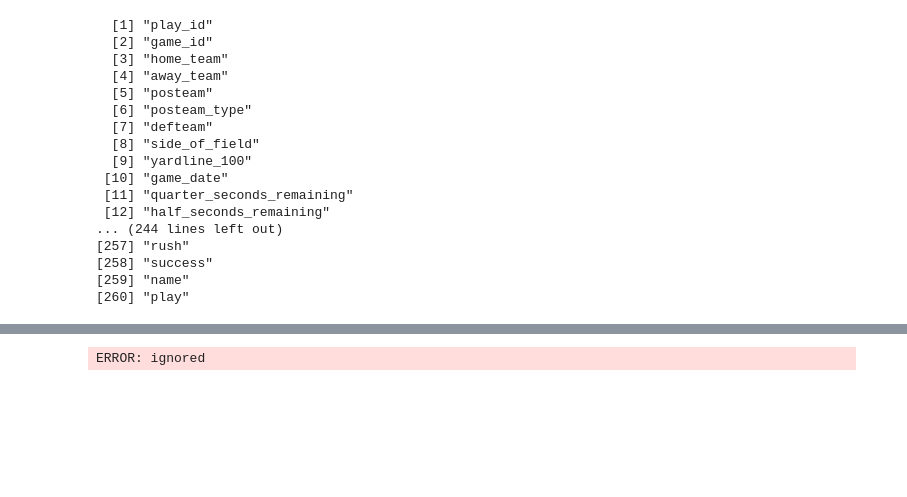
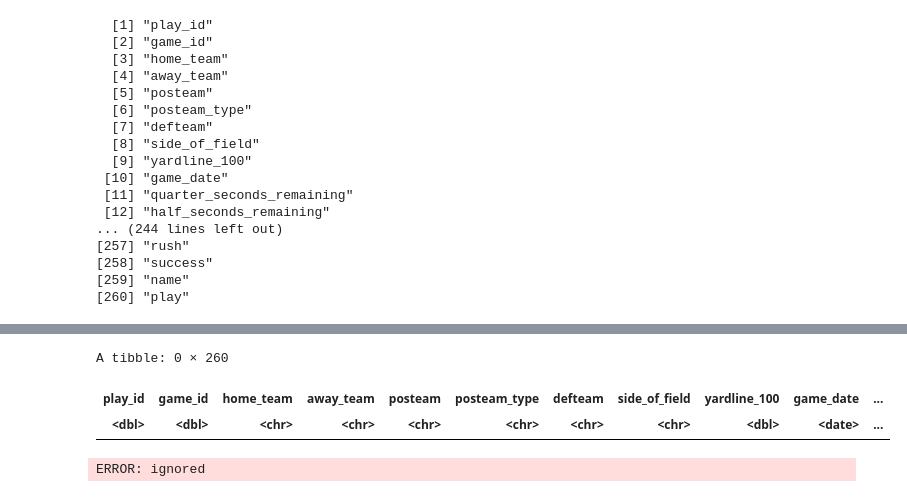
Before and after one commit to rennerm1/NFL-Data-Science-Project, a Jupyter notebook: playingaround.ipynb, the cells around one changed output, grey strips where cells are left out. Drawn from its saved outputs; the diff is of its cells as text; code cells hidden in the pictures; blank space fills up the shorter version.

```diff
--- a/playingaround.ipynb
+++ b/playingaround.ipynb
@@ -680,0 +692,4 @@ A grouped_df: 106 × 11
+# %%
+pbp_all_rp %>%
+filter(season == 2019, play_type == "run", passer_player_name %in% QB_Data)
+# %% [output]
@@ -681,3 +704,6 @@ A grouped_df: 106 × 11
+A tibble: 0 × 260
+| play_id | game_id | home_team | away_team | posteam | posteam_type | defteam | side_of_field | yardline_100 | game_date | ... |
+| <dbl> | <dbl> | <chr> | <chr> | <chr> | <chr> | <chr> | <chr> | <dbl> | <date> | ... |
 # %%
 ## This could be useful in the future for passer analysis
 
```
Also changed, not shown: parts of 3 cells of this notebook.
